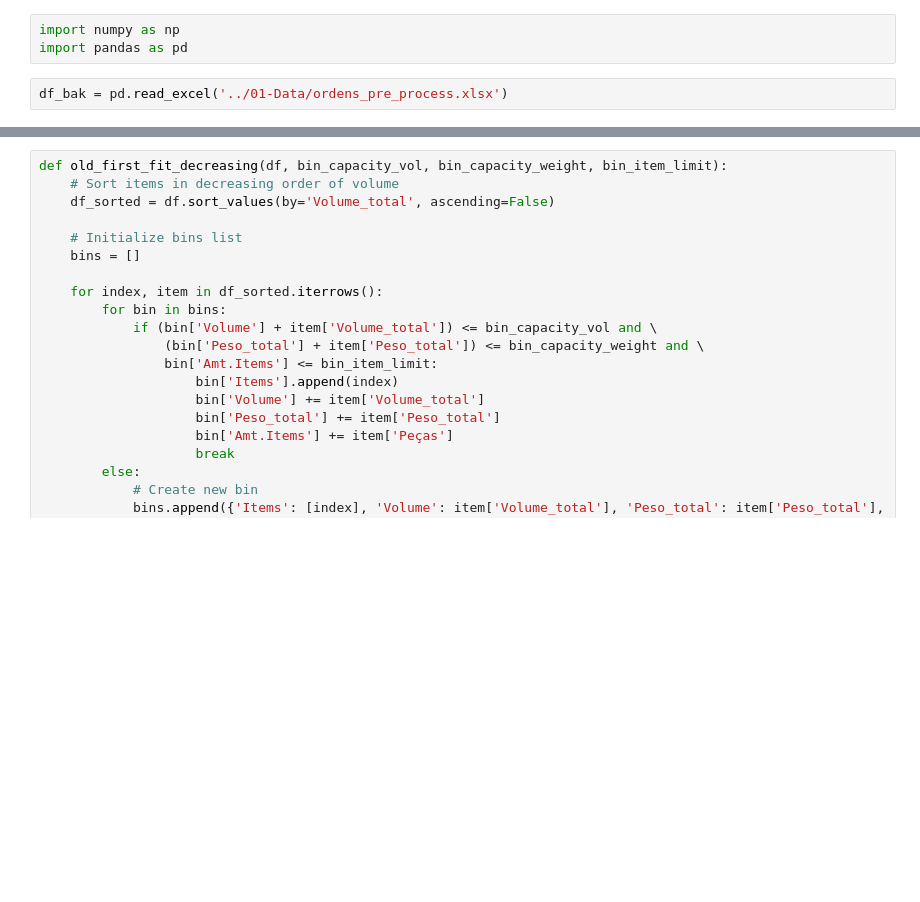
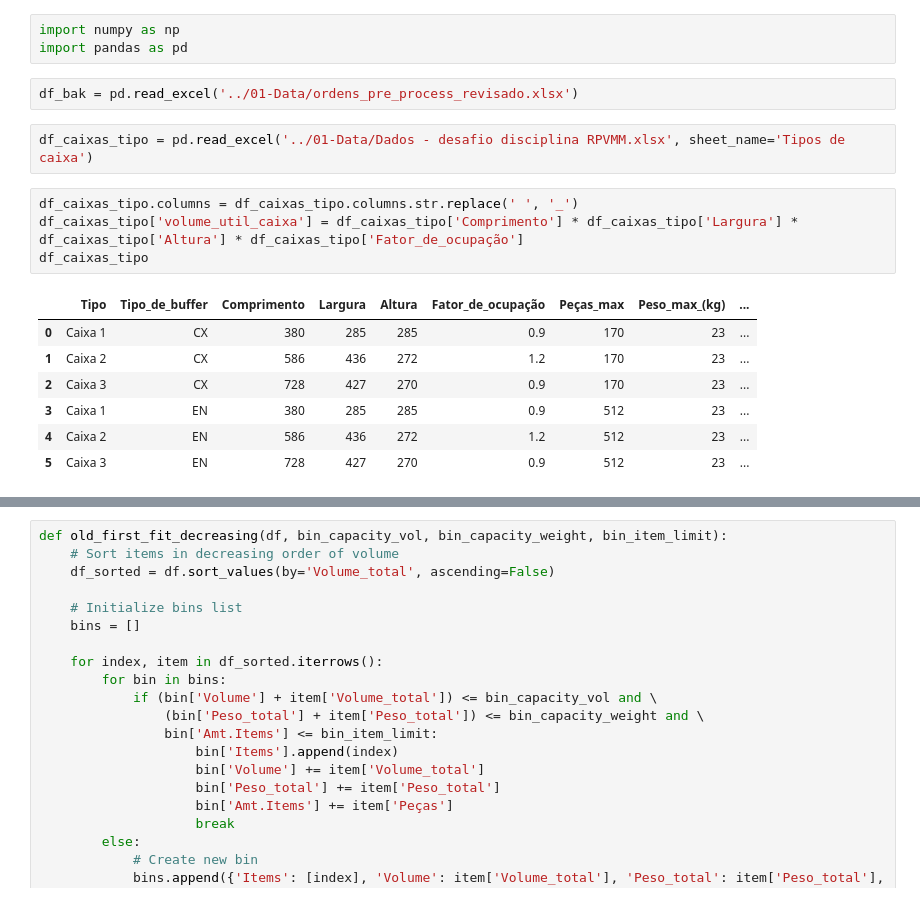
Before and after one commit to CandaPin/Resolucao_Problemas, a Jupyter notebook: 02-Notebook/03-eb-FirstFitDecreasing.ipynb, the cells around one changed output, grey strips where cells are left out. Drawn from its saved outputs; the diff is of its cells as text; blank space fills up the shorter version.

```diff
--- a/02-Notebook/03-eb-FirstFitDecreasing.ipynb
+++ b/02-Notebook/03-eb-FirstFitDecreasing.ipynb
@@ -2,4 +2,18 @@
 import numpy as np
 import pandas as pd
 # %%
-df_bak = pd.read_excel('../01-Data/ordens_pre_process.xlsx')
+df_bak = pd.read_excel('../01-Data/ordens_pre_process_revisado.xlsx')
+# %%
+df_caixas_tipo = pd.read_excel('../01-Data/Dados - desafio disciplina RPVMM.xlsx', sheet_name='Tipos de caixa')
+# %%
+df_caixas_tipo.columns = df_caixas_tipo.columns.str.replace(' ', '_')
+df_caixas_tipo['volume_util_caixa'] = df_caixas_tipo['Comprimento'] * df_caixas_tipo['Largura'] * df_caixas_tipo['Altura'] * df_caixas_tipo['Fator_de_ocupação']
+df_caixas_tipo
+# %% [output]
+|  | Tipo | Tipo_de_buffer | Comprimento | Largura | Altura | Fator_de_ocupação | Peças_max | Peso_max_(kg) | ... |
+| 0 | Caixa 1 | CX | 380 | 285 | 285 | 0.9 | 170 | 23 | ... |
+| 1 | Caixa 2 | CX | 586 | 436 | 272 | 1.2 | 170 | 23 | ... |
+| 2 | Caixa 3 | CX | 728 | 427 | 270 | 0.9 | 170 | 23 | ... |
+| 3 | Caixa 1 | EN | 380 | 285 | 285 | 0.9 | 512 | 23 | ... |
+| 4 | Caixa 2 | EN | 586 | 436 | 272 | 1.2 | 512 | 23 | ... |
+| 5 | Caixa 3 | EN | 728 | 427 | 270 | 0.9 | 512 | 23 | ... |
```
Also changed, not shown: parts of 10 cells of this notebook.
